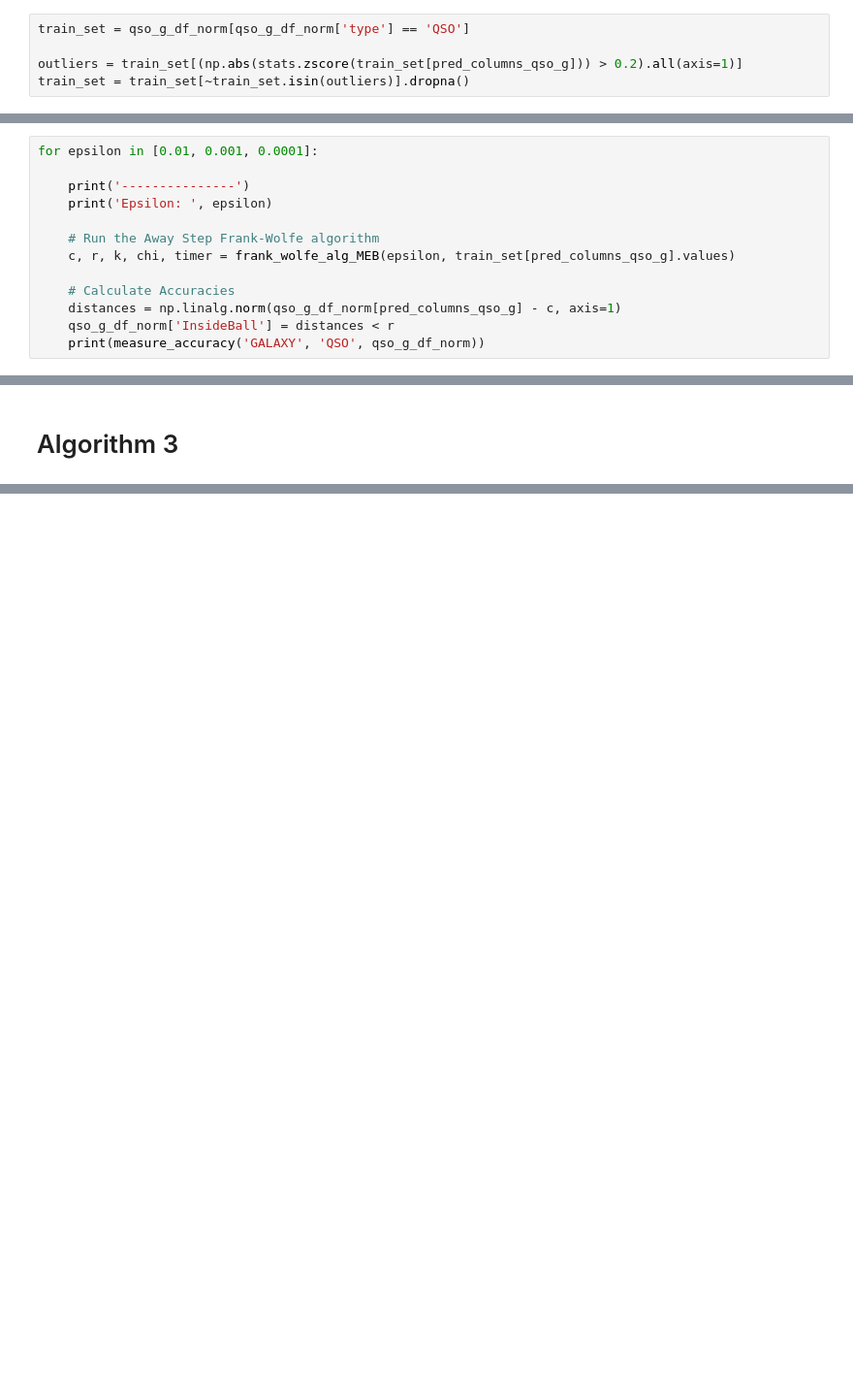
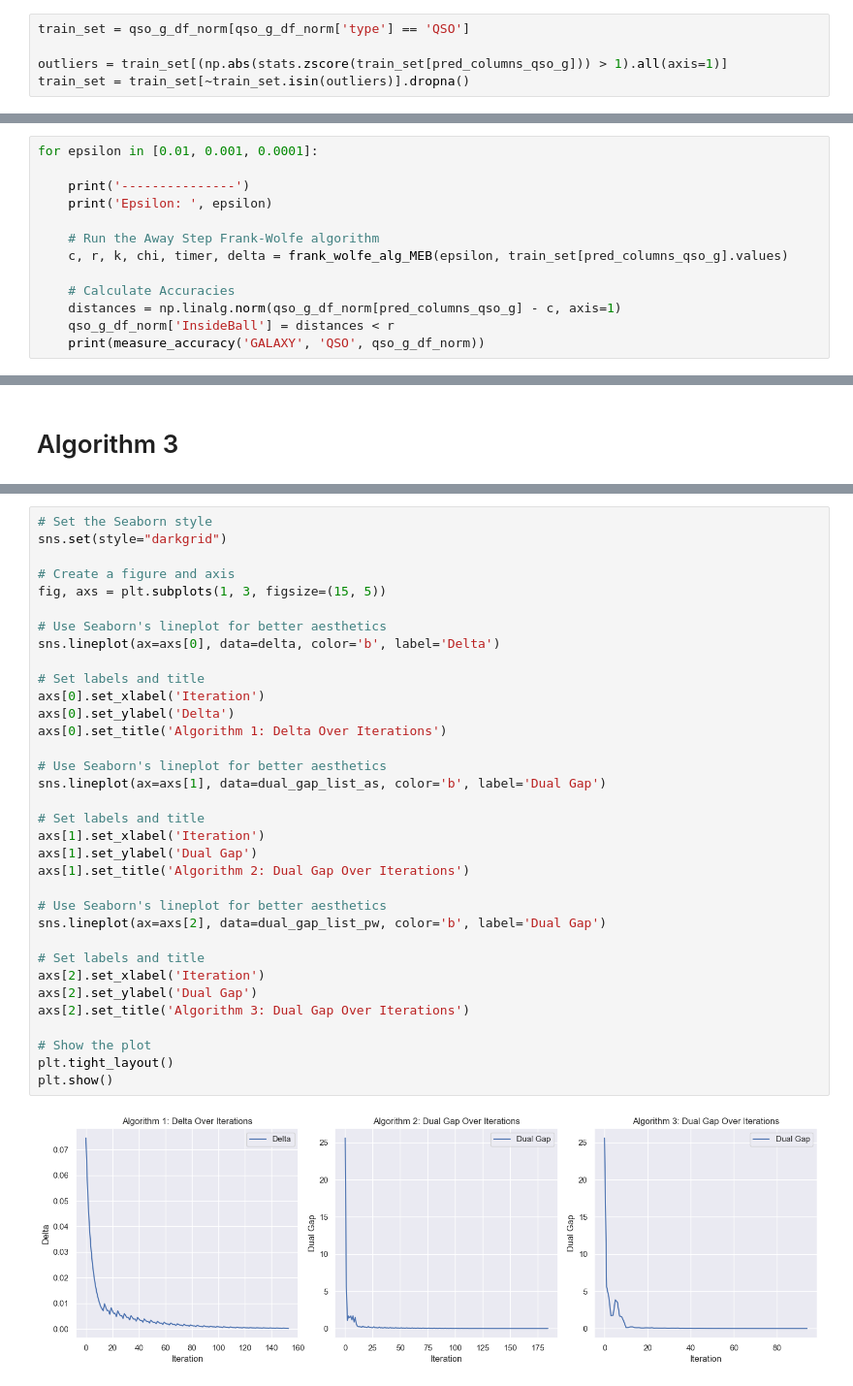
Before and after one commit to joanorePD/Astronomical_Anomaly_Detection_with_MEB, a Jupyter notebook: SSDS_Quasar-Galaxy.ipynb, the cells around one changed output, grey strips where cells are left out. Shown at 97% size. Cells and saved outputs as stored; diff of their text form; blank space fills up the shorter version.

Commit message:
added comp over iterations

```diff
--- a/SSDS_Quasar-Galaxy.ipynb
+++ b/SSDS_Quasar-Galaxy.ipynb
@@ -91,7 +91,7 @@ display(qso_g_df_norm.head())
 # %%
 train_set = qso_g_df_norm[qso_g_df_norm['type'] == 'QSO']
 
-outliers = train_set[(np.abs(stats.zscore(train_set[pred_columns_qso_g])) > 0.2).all(axis=1)]
+outliers = train_set[(np.abs(stats.zscore(train_set[pred_columns_qso_g])) > 1).all(axis=1)]
 train_set = train_set[~train_set.isin(outliers)].dropna()
 # %% [markdown]
 # Algorithm 1
@@ -102,7 +102,7 @@ for epsilon in [0.01, 0.001, 0.0001]:
     print('Epsilon: ', epsilon)
 
     # Run the Away Step Frank-Wolfe algorithm
-    c, r, k, chi, timer = frank_wolfe_alg_MEB(epsilon, train_set[pred_columns_qso_g].values)
+    c, r, k, chi, timer, delta = frank_wolfe_alg_MEB(epsilon, train_set[pred_columns_qso_g].values)
 
     # Calculate Accuracies
     distances = np.linalg.norm(qso_g_df_norm[pred_columns_qso_g] - c, axis=1)
@@ -233,0 +234,36 @@ Set Size: 3
+# %%
+# Set the Seaborn style
+sns.set(style="darkgrid")
+
+# Create a figure and axis
+fig, axs = plt.subplots(1, 3, figsize=(15, 5))
+
+# Use Seaborn's lineplot for better aesthetics
+sns.lineplot(ax=axs[0], data=delta, color='b', label='Delta')
+
+# Set labels and title
+axs[0].set_xlabel('Iteration')
+axs[0].set_ylabel('Delta')
+axs[0].set_title('Algorithm 1: Delta Over Iterations')
+
+# Use Seaborn's lineplot for better aesthetics
+sns.lineplot(ax=axs[1], data=dual_gap_list_as, color='b', label='Dual Gap')
+
+# Set labels and title
+axs[1].set_xlabel('Iteration')
+axs[1].set_ylabel('Dual Gap')
+axs[1].set_title('Algorithm 2: Dual Gap Over Iterations')
+
+# Use Seaborn's lineplot for better aesthetics
+sns.lineplot(ax=axs[2], data=dual_gap_list_pw, color='b', label='Dual Gap')
+
+# Set labels and title
+axs[2].set_xlabel('Iteration')
+axs[2].set_ylabel('Dual Gap')
+axs[2].set_title('Algorithm 3: Dual Gap Over Iterations')
+
+# Show the plot
+plt.tight_layout()
+plt.show()
+# %% [output]
+[figure, added]
```
Also changed, not shown: parts of 3 cells of this notebook, 4 other files.
